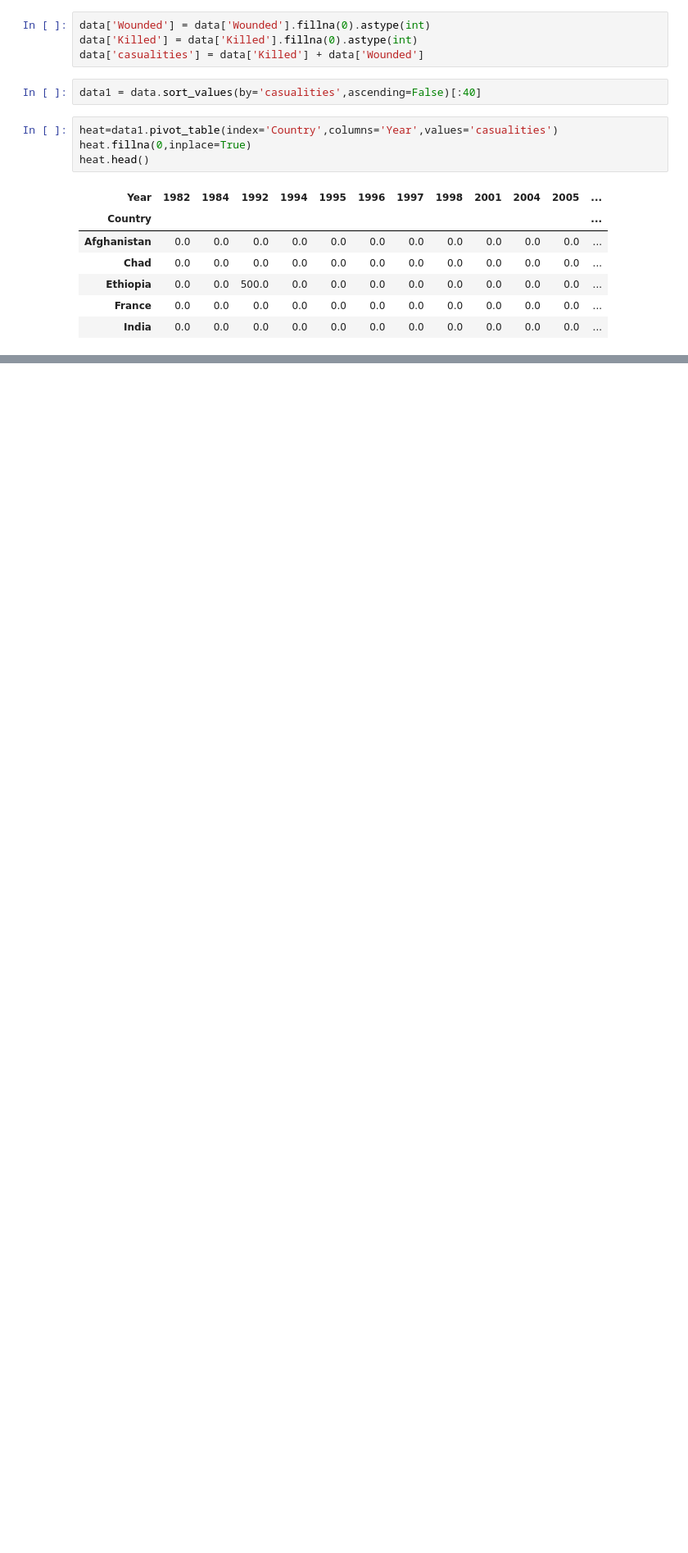
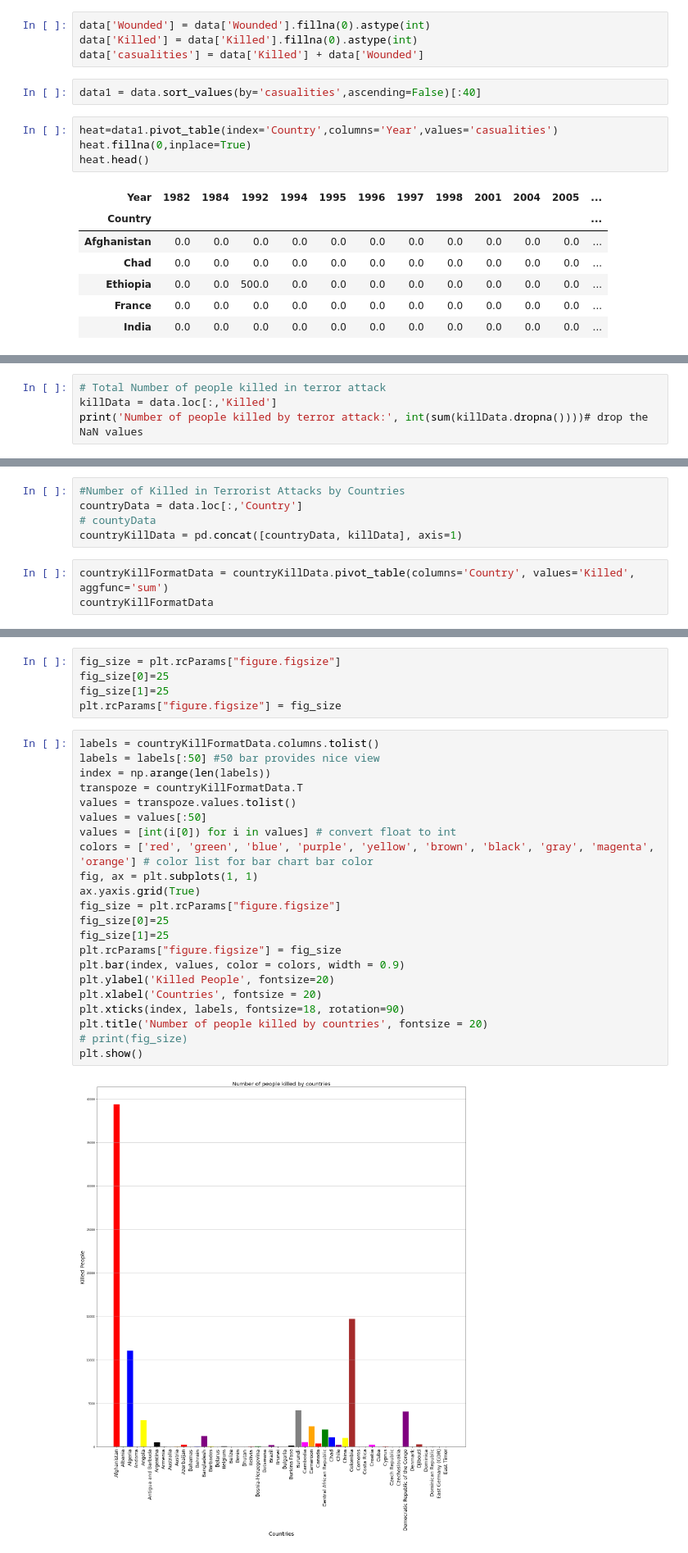
Before and after one commit to FiNiX-GaMmA/Global_terrorism-EDA_project, a Jupyter notebook: worsheet.ipynb, the cells around one changed output, grey strips where cells are left out. Shown at 82% size. Saved outputs shown, nothing was run; the diff lists cells and outputs as text; blank space fills up the shorter version.

```diff
--- a/worsheet.ipynb
+++ b/worsheet.ipynb
@@ -418,0 +420,4 @@ py.iplot(fig, filename='heatmap',show_link=False)
+# %%
+# Total Number of people killed in terror attack
+killData = data.loc[:,'Killed']
+print('Number of people killed by terror attack:', int(sum(killData.dropna())))# drop the NaN values
@@ -418,0 +465,8 @@ py.iplot(fig, filename='heatmap',show_link=False)
+# %%
+#Number of Killed in Terrorist Attacks by Countries
+countryData = data.loc[:,'Country']
+# countyData
+countryKillData = pd.concat([countryData, killData], axis=1)
+# %%
+countryKillFormatData = countryKillData.pivot_table(columns='Country', values='Killed', aggfunc='sum')
+countryKillFormatData
@@ -418,0 +477,29 @@ py.iplot(fig, filename='heatmap',show_link=False)
+# %%
+fig_size = plt.rcParams["figure.figsize"]
+fig_size[0]=25
+fig_size[1]=25
+plt.rcParams["figure.figsize"] = fig_size
+# %%
+labels = countryKillFormatData.columns.tolist()
+labels = labels[:50] #50 bar provides nice view
+index = np.arange(len(labels))
+transpoze = countryKillFormatData.T
+values = transpoze.values.tolist()
+values = values[:50]
+values = [int(i[0]) for i in values] # convert float to int
+colors = ['red', 'green', 'blue', 'purple', 'yellow', 'brown', 'black', 'gray', 'magenta', 'orange'] # color list for bar chart bar color
+fig, ax = plt.subplots(1, 1)
+ax.yaxis.grid(True)
+fig_size = plt.rcParams["figure.figsize"]
+fig_size[0]=25
+fig_size[1]=25
+plt.rcParams["figure.figsize"] = fig_size
+plt.bar(index, values, color = colors, width = 0.9)
+plt.ylabel('Killed People', fontsize=20)
+plt.xlabel('Countries', fontsize = 20)
+plt.xticks(index, labels, fontsize=18, rotation=90)
+plt.title('Number of people killed by countries', fontsize = 20)
+# print(fig_size)
+plt.show()
+# %% [output]
+[figure, added]
```
Also changed, not shown: parts of 33 cells of this notebook.
